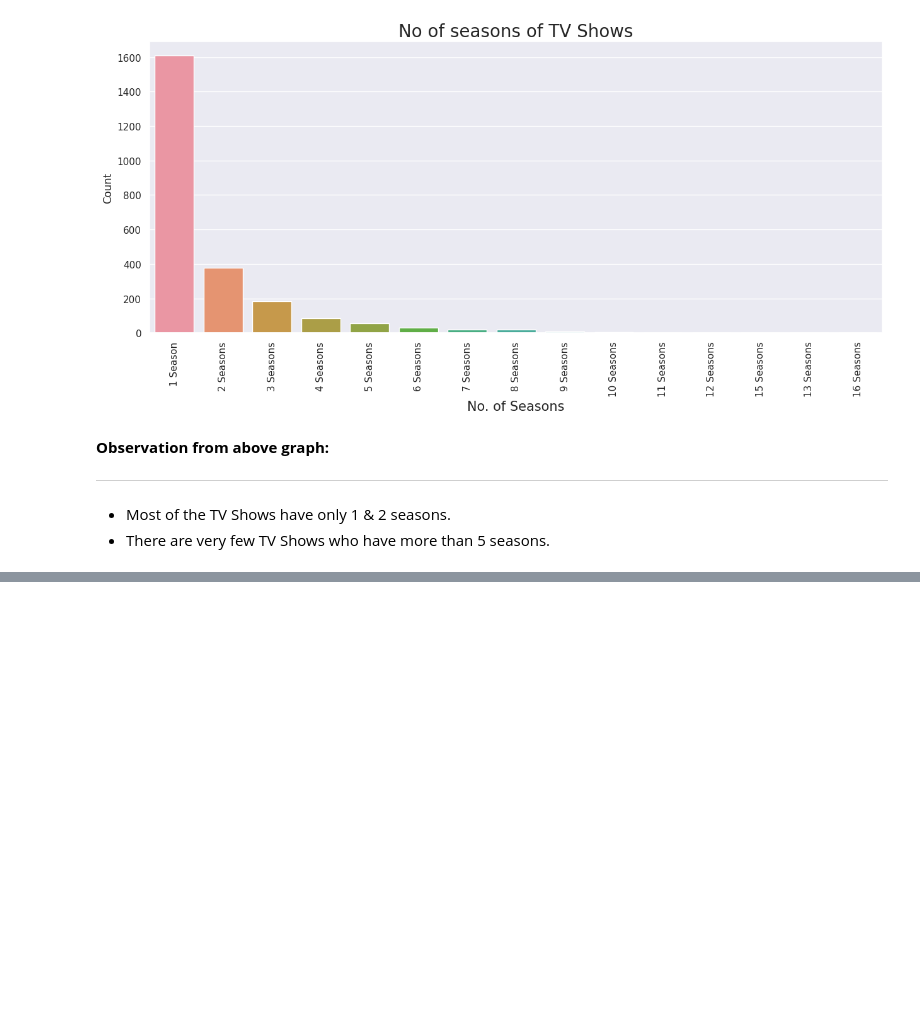
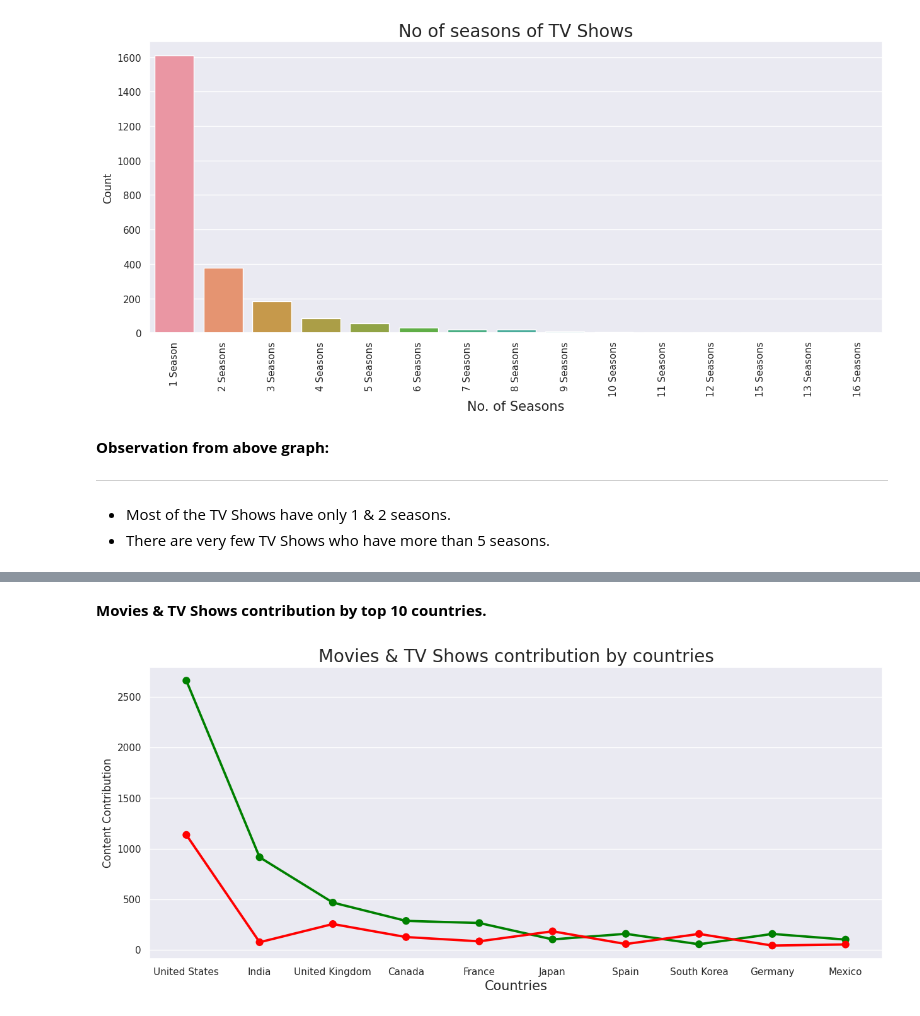
Before and after one commit to anasmalik081/Netflix-Movies-and-TV-Shows-Clustering-Capstone-Project, a Jupyter notebook: Individual_Notebook_Netflix_Movies_and_TV_Shows_Clustering_Capstone_Project.ipynb, the cells around one changed output, grey strips where cells are left out. Cells and saved outputs as stored; diff of their text form; code cells hidden in the pictures; blank space fills up the shorter version.

```diff
--- a/Individual_Notebook_Netflix_Movies_and_TV_Shows_Clustering_Capstone_Project.ipynb
+++ b/Individual_Notebook_Netflix_Movies_and_TV_Shows_Clustering_Capstone_Project.ipynb
@@ -445,0 +505,15 @@ plt.show()
+# %% [markdown]
+**Movies & TV Shows contribution by top 10 countries.**
+# %%
+# setting the figure size
+plt.figure(figsize=(15, 6))
+
+# visualizing pointplot plot
+sns.pointplot(data=top_10_countries, x='country', y='movies', color='green')
+sns.pointplot(data=top_10_countries, x='country', y='tv_shows', color='red')
+plt.title("Movies & TV Shows contribution by countries", size=20)
+plt.xlabel("Countries", size=15)
+plt.ylabel("Content Contribution")
+plt.show()
+# %% [output]
+[figure, added]
```
Also changed, not shown: parts of 9 cells of this notebook.
